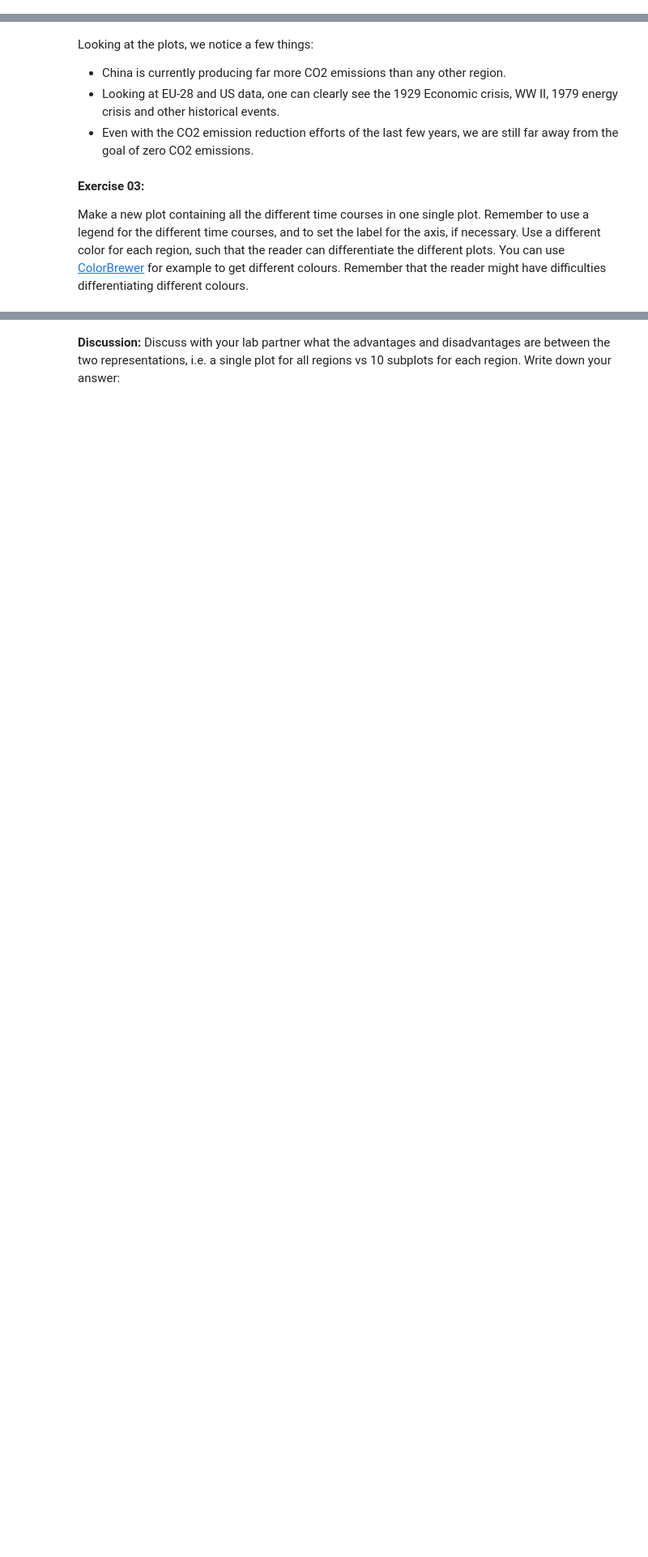
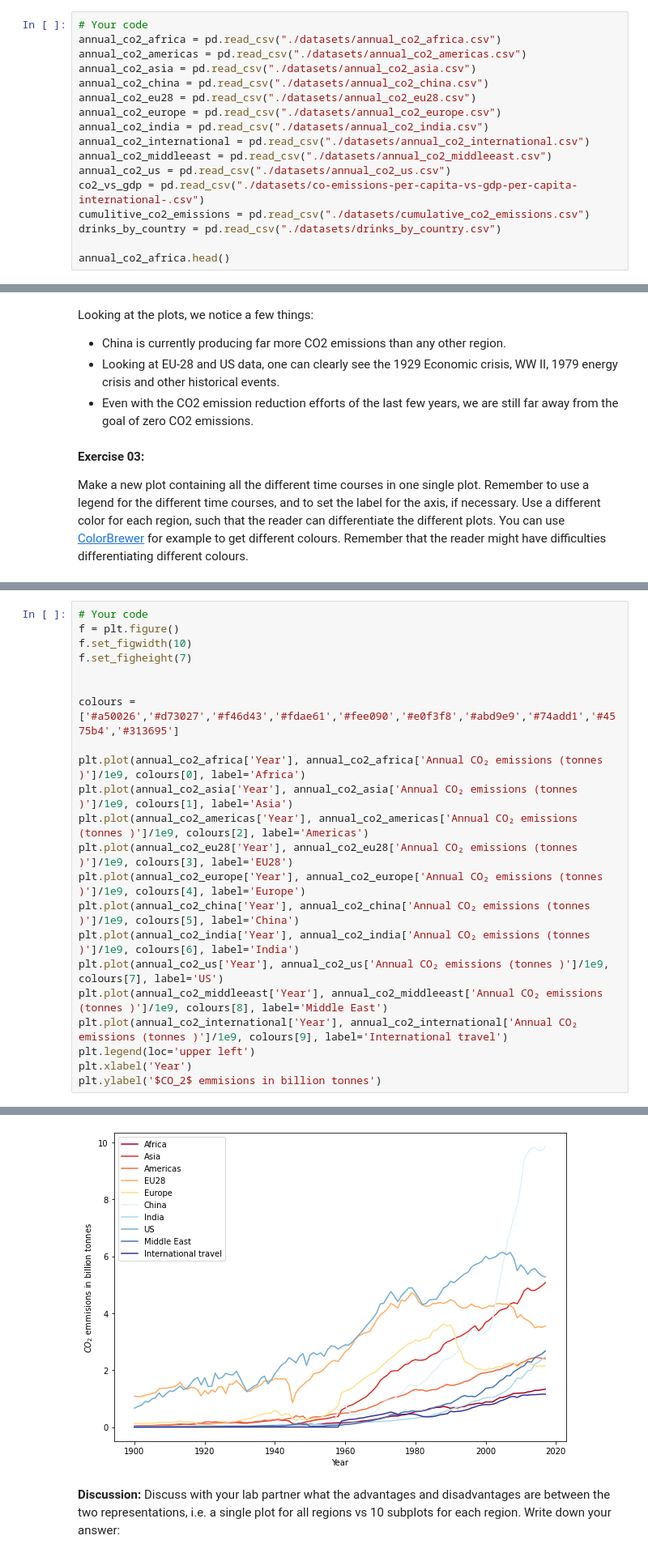
Before and after one commit to social-anthrax/FDS-S1-03-data-representation-01, a Jupyter notebook: FDS-S1-03-data-representation-01.ipynb, the cells around one changed output, grey strips where cells are left out. Shown at 81% size. Cells and saved outputs as stored; diff of their text form; blank space fills up the shorter version.

```diff
--- a/FDS-S1-03-data-representation-01.ipynb
+++ b/FDS-S1-03-data-representation-01.ipynb
@@ -197,0 +246,17 @@ b) Finally, once all the files are loaded look at the last few entries of one da
+# %%
+# Your code
+annual_co2_africa = pd.read_csv("./datasets/annual_co2_africa.csv")
+annual_co2_americas = pd.read_csv("./datasets/annual_co2_americas.csv")
+annual_co2_asia = pd.read_csv("./datasets/annual_co2_asia.csv")
+annual_co2_china = pd.read_csv("./datasets/annual_co2_china.csv")
+annual_co2_eu28 = pd.read_csv("./datasets/annual_co2_eu28.csv")
+annual_co2_europe = pd.read_csv("./datasets/annual_co2_europe.csv")
+annual_co2_india = pd.read_csv("./datasets/annual_co2_india.csv")
+annual_co2_international = pd.read_csv("./datasets/annual_co2_international.csv")
+annual_co2_middleeast = pd.read_csv("./datasets/annual_co2_middleeast.csv")
+annual_co2_us = pd.read_csv("./datasets/annual_co2_us.csv")
+co2_vs_gdp = pd.read_csv("./datasets/co-emissions-per-capita-vs-gdp-per-capita-international-.csv")
+cumulitive_co2_emissions = pd.read_csv("./datasets/cumulative_co2_emissions.csv")
+drinks_by_country = pd.read_csv("./datasets/drinks_by_country.csv")
+
+annual_co2_africa.head()
@@ -247,0 +323,23 @@ Make a new plot containing all the different time courses in one single plot. Re
+# %%
+# Your code
+f = plt.figure()
+f.set_figwidth(10)
+f.set_figheight(7)
+
+
+colours = ['#a50026','#d73027','#f46d43','#fdae61','#fee090','#e0f3f8','#abd9e9','#74add1','#4575b4','#313695']
+
+plt.plot(annual_co2_africa['Year'], annual_co2_africa['Annual CO₂ emissions (tonnes )']/1e9, colours[0], label='Africa')
+plt.plot(annual_co2_asia['Year'], annual_co2_asia['Annual CO₂ emissions (tonnes )']/1e9, colours[1], label='Asia')
+plt.plot(annual_co2_americas['Year'], annual_co2_americas['Annual CO₂ emissions (tonnes )']/1e9, colours[2], label='Americas')
+plt.plot(annual_co2_eu28['Year'], annual_co2_eu28['Annual CO₂ emissions (tonnes )']/1e9, colours[3], label='EU28')
+plt.plot(annual_co2_europe['Year'], annual_co2_europe['Annual CO₂ emissions (tonnes )']/1e9, colours[4], label='Europe')
+plt.plot(annual_co2_china['Year'], annual_co2_china['Annual CO₂ emissions (tonnes )']/1e9, colours[5], label='China')
+plt.plot(annual_co2_india['Year'], annual_co2_india['Annual CO₂ emissions (tonnes )']/1e9, colours[6], label='India')
+plt.plot(annual_co2_us['Year'], annual_co2_us['Annual CO₂ emissions (tonnes )']/1e9, colours[7], label='US')
+plt.plot(annual_co2_middleeast['Year'], annual_co2_middleeast['Annual CO₂ emissions (tonnes )']/1e9, colours[8], label='Middle East')
+plt.plot(annual_co2_international['Year'], annual_co2_international['Annual CO₂ emissions (tonnes )']/1e9, colours[9], label='International travel')
+plt.legend(loc='upper left')
+plt.xlabel('Year')
+plt.ylabel('$CO_2$ emmisions in billion tonnes')
+# %% [output]
@@ -248,3 +347,4 @@ Make a new plot containing all the different time courses in one single plot. Re
+[figure, added]
 # %% [markdown]
 **Discussion:** Discuss with your lab partner what the advantages and disadvantages are between the two representations, i.e. a single plot for all regions vs 10 subplots for each region. Write down your answer:
 # %% [markdown]
```
Also changed, not shown: parts of 32 cells of this notebook.
